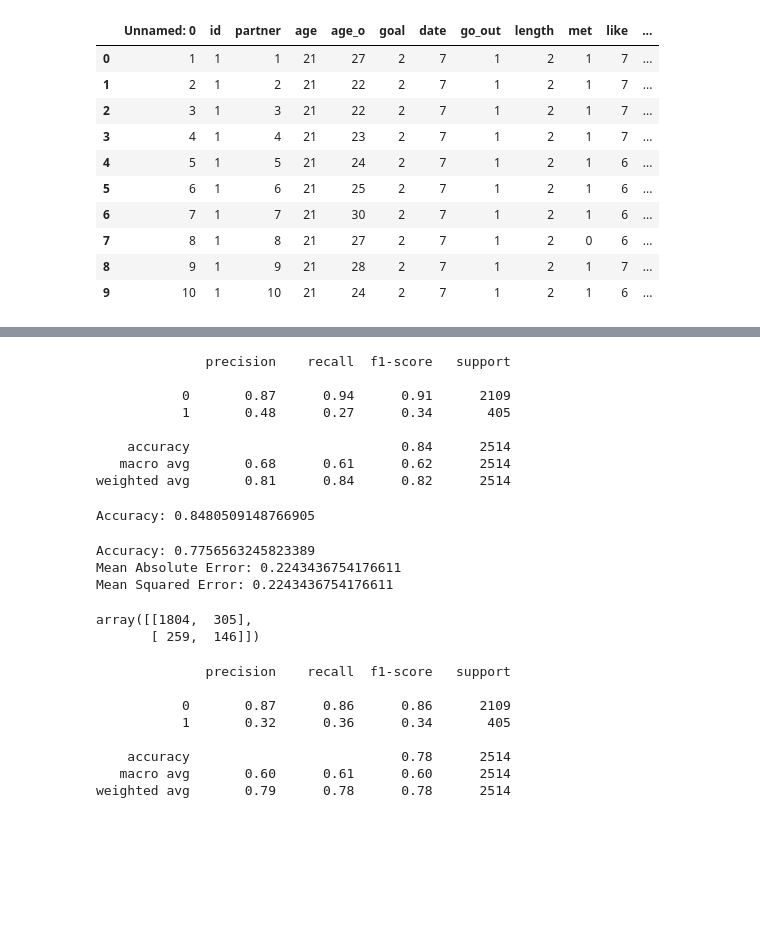
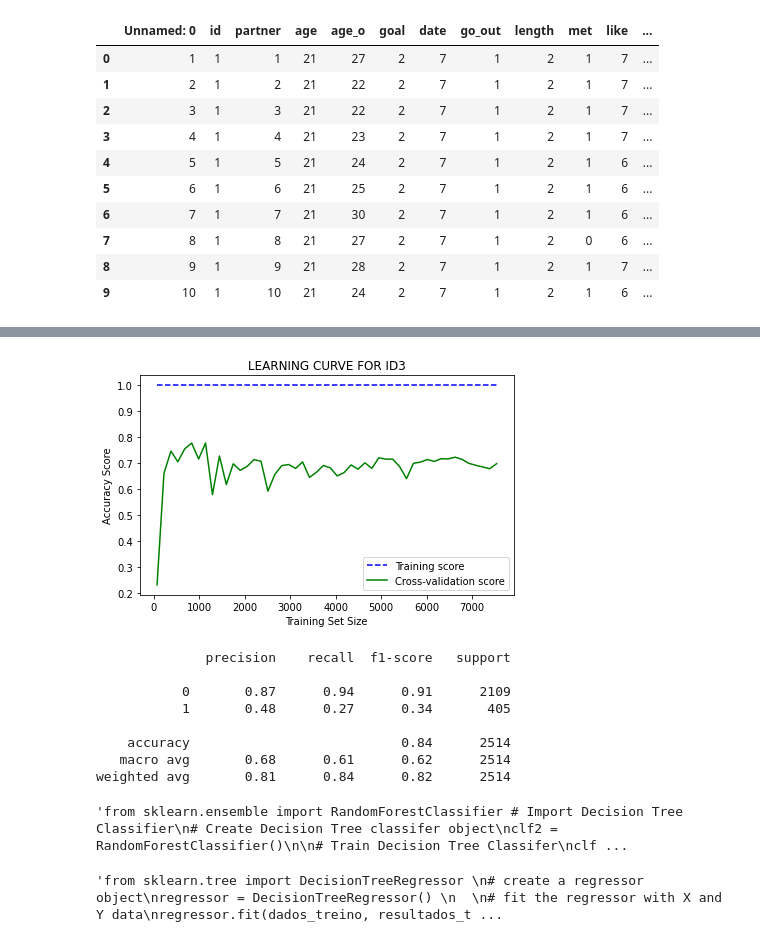
Before and after one commit to KatFT/Machine_Learning-Speed-Dating, a Jupyter notebook: notebook.ipynb, the cells around one changed output, grey strips where cells are left out. Cells and saved outputs as stored; diff of their text form; code cells hidden in the pictures; blank space fills up the shorter version.

```diff
--- a/notebook.ipynb
+++ b/notebook.ipynb
@@ -304,3 +326,27 @@ array([[1956,  133],
+# %%
+# Obtain scores from learning curve function
+# cv is the number of folds while performing Cross Validation
+sizes, training_scores, testing_scores = learning_curve(DecisionTreeClassifier(criterion="entropy"), dados, resultados, cv=10, scoring='accuracy', train_sizes=np.linspace(0.01, 1.0, 50))
+
+# Mean and Standard Deviation of training scores
+mean_training = np.mean(training_scores, axis=1)
+Standard_Deviation_training = np.std(training_scores, axis=1)
+
+# Mean and Standard Deviation of testing scores
+mean_testing = np.mean(testing_scores, axis=1)
+Standard_Deviation_testing = np.std(testing_scores, axis=1)
+
+# dotted blue line is for training scores and green line is for cross-validation score
+plt.plot(sizes, mean_training, '--', color="b",  label="Training score")
+plt.plot(sizes, mean_testing, color="g", label="Cross-validation score")
+
+# Drawing plot
+plt.title("LEARNING CURVE FOR ID3")
+plt.xlabel("Training Set Size"), plt.ylabel("Accuracy Score"), plt.legend(loc="best")
+plt.tight_layout()
+plt.show()
+# %% [output]
+[figure, added]
 # %%
 
 print(classification_report(resultados_teste, gnb.predict(dados_teste)))
@@ -316,7 +362,7 @@ weighted avg       0.81      0.84      0.82      2514
 # %%
 #comparar com o random Forest
 
-from sklearn.ensemble import RandomForestClassifier # Import Decision Tree Classifier
+"""from sklearn.ensemble import RandomForestClassifier # Import Decision Tree Classifier
 # Create Decision Tree classifer object
 clf2 = RandomForestClassifier()
 
@@ -327,12 +373,12 @@ clf2 = clf2.fit(dados_treino, resultados_treino)
 predicted2 = clf2.predict(dados_teste)
 
 # Model Accuracy, how often is the classifier correct?
-print("Accuracy:",metrics.accuracy_score(resultados_teste, predicted2))
+print("Accuracy:",metrics.accuracy_score(resultados_teste, predicted2))"""
 # %% [output]
-Accuracy: 0.8480509148766905
+'from sklearn.ensemble import RandomForestClassifier # Import Decision Tree Classifier\n# Create Decision Tree classifer object\nclf2 = RandomForestClassifier()\n\n# Train Decision Tree Classifer\nclf ...
 # %%
 #CART COM REGRESSOR
-from sklearn.tree import DecisionTreeRegressor
+"""from sklearn.tree import DecisionTreeRegressor
 # create a regressor object
 regressor = DecisionTreeRegressor()
 
@@ -344,26 +390,12 @@ print("Accuracy:",metrics.accuracy_score(resultados_teste, predict))
 
 print("Mean Absolute Error:",mae(resultados_teste,regressor.predict(dados_teste)))
 
-print("Mean Squared Error:",mse(resultados_teste,regressor.predict(dados_teste)))
+print("Mean Squared Error:",mse(resultados_teste,regressor.predict(dados_teste),squared=False))"""
 # %% [output]
-Accuracy: 0.7756563245823389
-Mean Absolute Error: 0.2243436754176611
-Mean Squared Error: 0.2243436754176611
+'from sklearn.tree import DecisionTreeRegressor \n# create a regressor object\nregressor = DecisionTreeRegressor() \n  \n# fit the regressor with X and Y data\nregressor.fit(dados_treino, resultados_t ...
 # %%
 
-confusion_matrix(resultados_teste, regressor.predict( dados_teste))
+#confusion_matrix(resultados_teste, regressor.predict( dados_teste))
-# %% [output]
-array([[1804,  305],
-       [ 259,  146]])
 # %%
 
-print(classification_report(resultados_teste, regressor.predict(dados_teste)))
+#print(classification_report(resultados_teste, regressor.predict(dados_teste)))
-# %% [output]
-              precision    recall  f1-score   support
-
-           0       0.87      0.86      0.86      2109
-           1       0.32      0.36      0.34       405
-
-    accuracy                           0.78      2514
-   macro avg       0.60      0.61      0.60      2514
-weighted avg       0.79      0.78      0.78      2514
```
Also changed, not shown: parts of 10 cells of this notebook, 6 other files.
